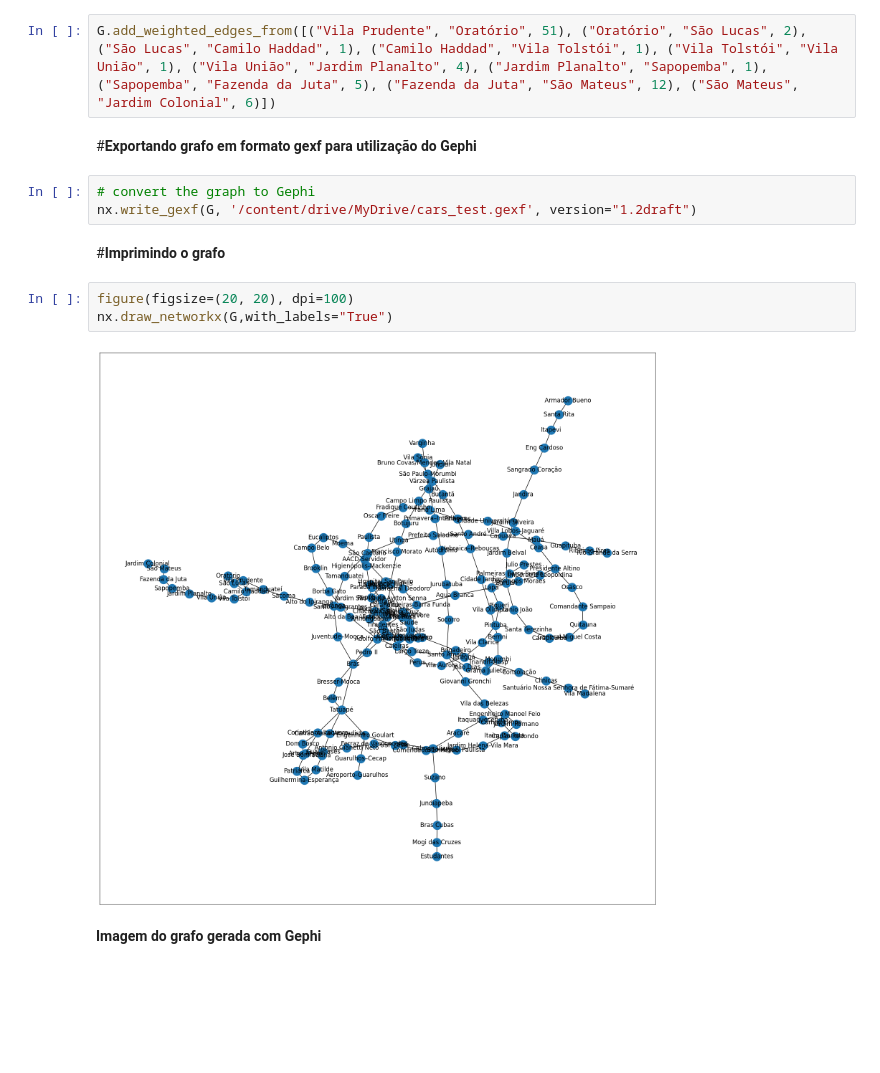
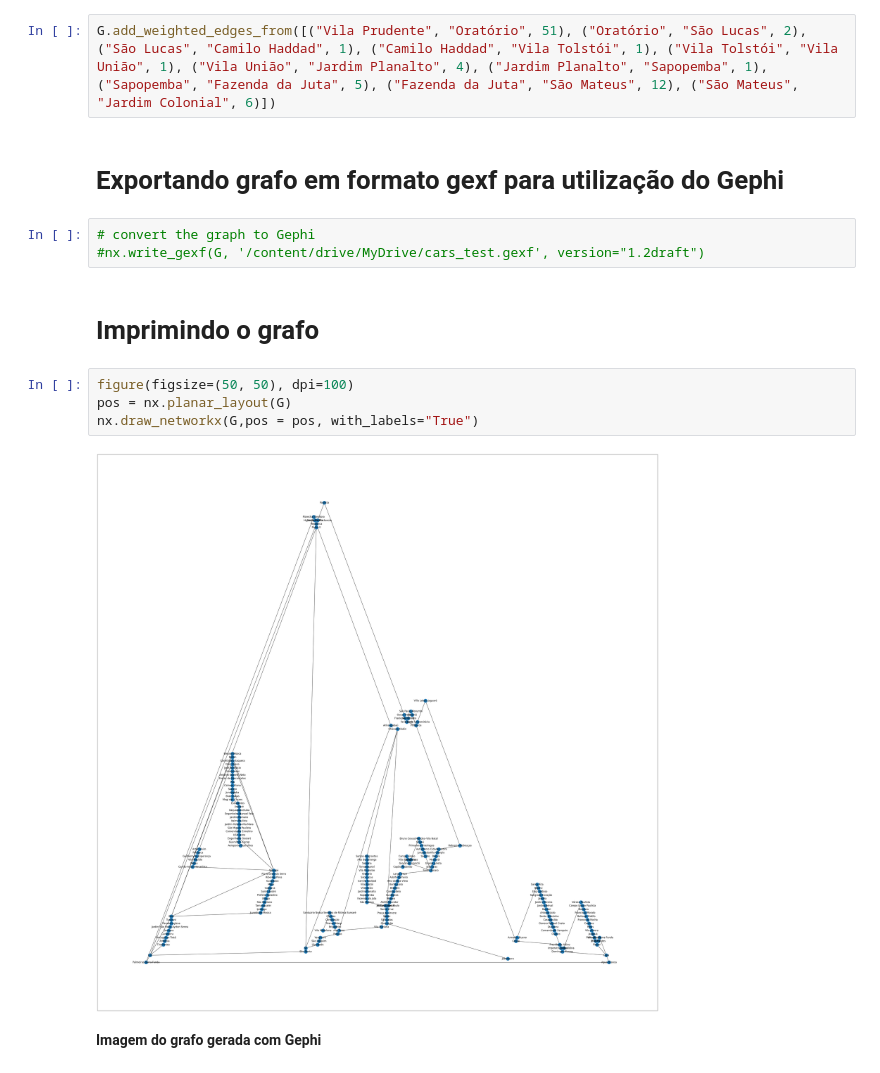
Before and after one commit to PauloAPH/AnaliseDoSistemaMetroviarioDeSaoPaulo, a Jupyter notebook: Sistema_metroviário_de_SP.ipynb, the cells around one changed output. Drawn from its saved outputs; the diff is of its cells as text; blank space fills up the shorter version.

Commit message:
feat: Refactoring of graph statistics illustration

```diff
--- a/Sistema_metroviário_de_SP.ipynb
+++ b/Sistema_metroviário_de_SP.ipynb
@@ -167,17 +167,18 @@ G.add_nodes_from(["Vila Prudente", "Oratório", "São Lucas", "Camilo Haddad", "
 # %%
 G.add_weighted_edges_from([("Vila Prudente", "Oratório", 51), ("Oratório", "São Lucas", 2), ("São Lucas", "Camilo Haddad", 1), ("Camilo Haddad", "Vila Tolstói", 1), ("Vila Tolstói", "Vila União", 1), ("Vila União", "Jardim Planalto", 4), ("Jardim Planalto", "Sapopemba", 1), ("Sapopemba", "Fazenda da Juta", 5), ("Fazenda da Juta", "São Mateus", 12), ("São Mateus", "Jardim Colonial", 6)])
 # %% [markdown]
-#**Exportando grafo em formato gexf para utilização do Gephi**
+# **Exportando grafo em formato gexf para utilização do Gephi**
 # %%
 # convert the graph to Gephi
-nx.write_gexf(G, '/content/drive/MyDrive/cars_test.gexf', version="1.2draft")
+#nx.write_gexf(G, '/content/drive/MyDrive/cars_test.gexf', version="1.2draft")
 # %% [markdown]
-#**Imprimindo o grafo**
+# **Imprimindo o grafo**
 # %%
-figure(figsize=(20, 20), dpi=100)
-nx.draw_networkx(G,with_labels="True")
+figure(figsize=(50, 50), dpi=100)
+pos = nx.planar_layout(G)
+nx.draw_networkx(G,pos = pos, with_labels="True")
 # %% [output]
-[figure, old version]
+[figure, new version]
 # %% [markdown]
 **Imagem do grafo gerada com Gephi**
 # %% [markdown]
```
Also changed, not shown: parts of 26 cells of this notebook.
